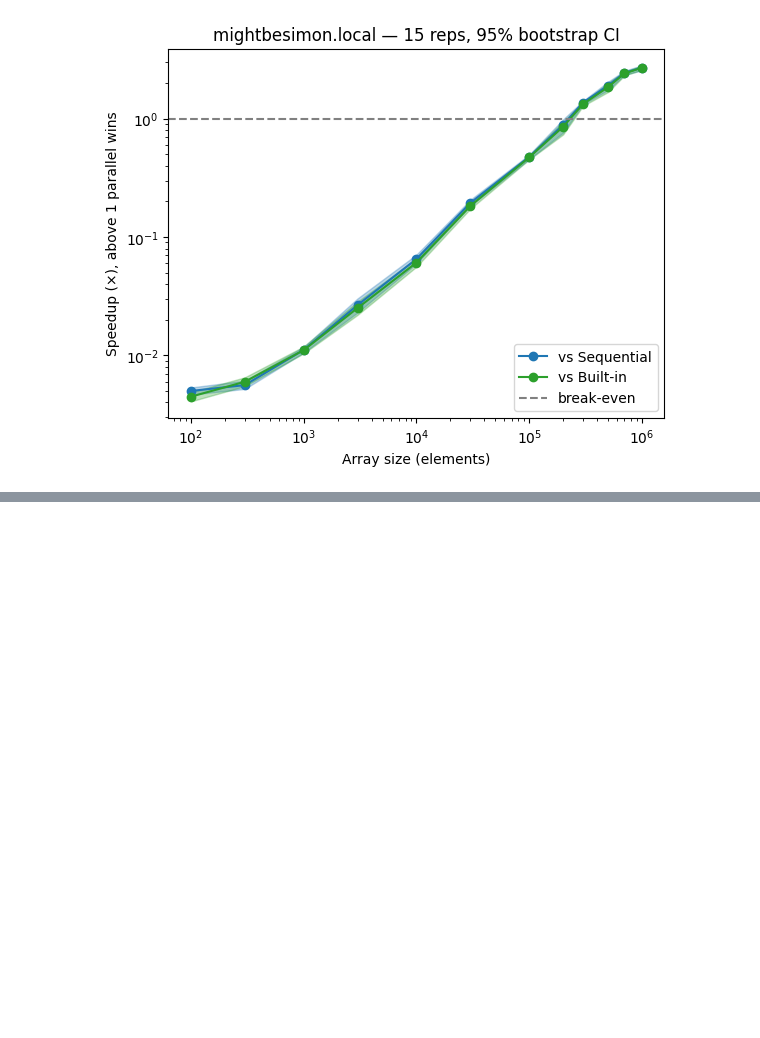
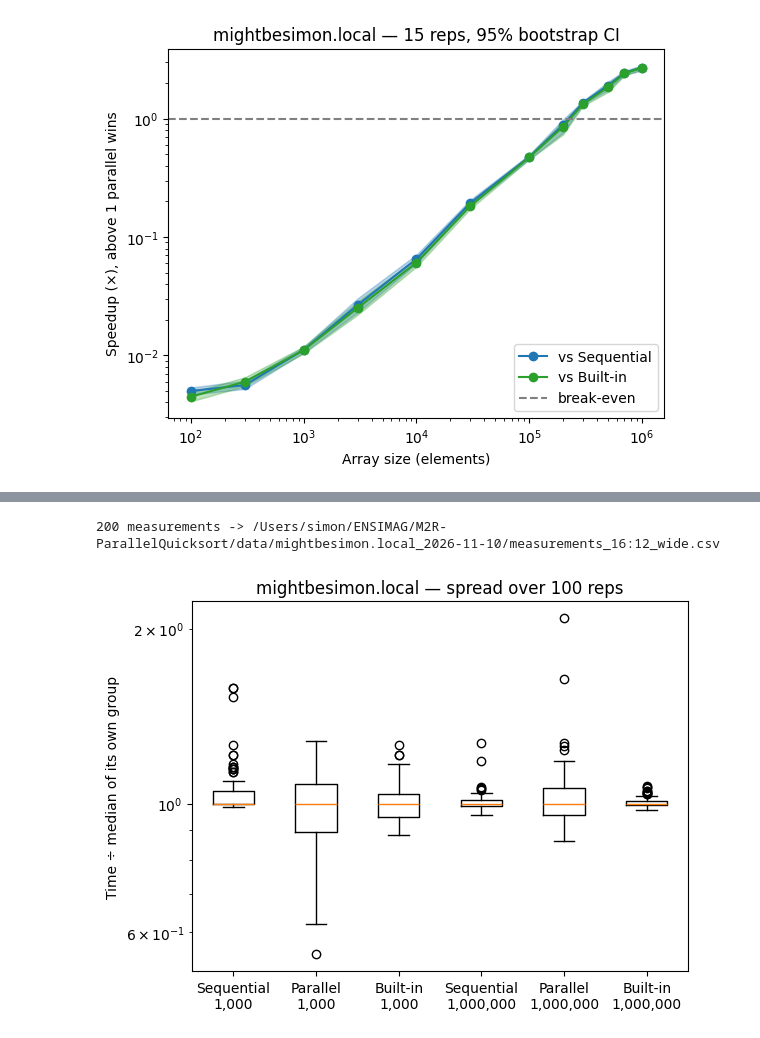
Before and after one commit to mightbesimon/M2R-ParallelQuicksort, a Jupyter notebook: journal.ipynb, the cells around one changed output, grey strips where cells are left out. Drawn from its saved outputs; the diff is of its cells as text; code cells hidden in the pictures; blank space fills up the shorter version.

```diff
--- a/journal.ipynb
+++ b/journal.ipynb
@@ -234,0 +252,25 @@ plt.show()
+# %%
+data_detail = run_benchmark(reps=100, sizes=[1_000, 1_000_000])
+# %% [output]
+200 measurements -> /Users/simon/ENSIMAG/M2R-ParallelQuicksort/data/mightbesimon.local_2026-11-10/measurements_16:12_wide.csv
+# %%
+axes = plt.subplots()[1]
+
+groups = []
+labels = []
+for size in sorted({record['Size'] for record in data_detail}):
+	for column in SORTS:
+		times = np.array([
+			record[column] for record in data_detail if record['Size'] == size
+		])
+		groups.append(times / np.median(times))
+		labels.append(f'{SORTS[column]}\n{size:,}')
+
+axes.boxplot(groups, tick_labels=labels)
+axes.set(
+	yscale='log', ylabel='Time ÷ median of its own group',
+	title=f'{machine_name()} — spread over 100 reps',
+)
+plt.show()
+# %% [output]
+[figure, added]
```
Also changed, not shown: parts of 2 cells of this notebook, 5 other files.
